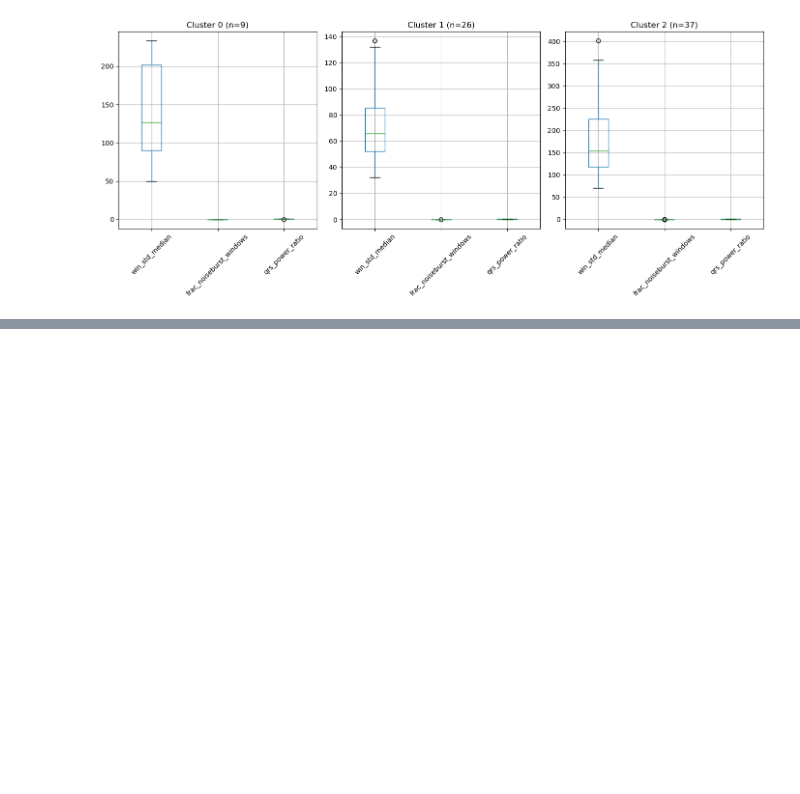
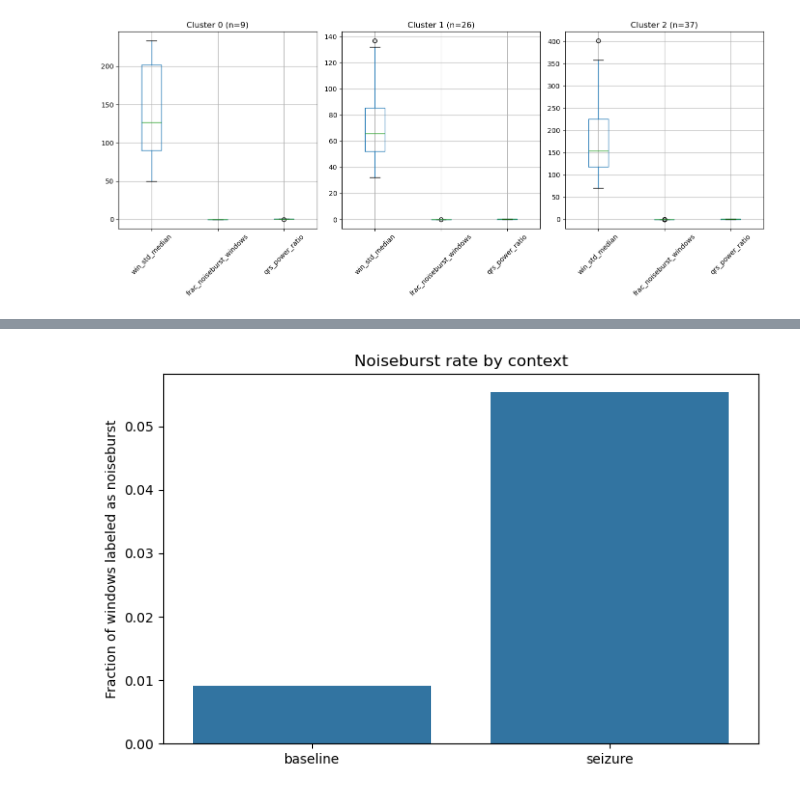
Before and after one commit to AU668208/Epilepsy_MasterThesis, a Jupyter notebook: Study2_1.ipynb, the cells around one changed output, grey strips where cells are left out. Saved outputs shown, nothing was run; the diff lists cells and outputs as text; code cells hidden in the pictures; blank space fills up the shorter version.

```diff
--- a/Study2_1.ipynb
+++ b/Study2_1.ipynb
@@ -508,0 +786,11 @@ plt.show()
+# %%
+plt.figure(figsize=(8,5))
+sns.barplot(
+    x=["baseline","seizure"],
+    y=df_win.groupby("context")["is_noiseburst"].mean().values
+)
+plt.title("Noiseburst rate by context")
+plt.ylabel("Fraction of windows labeled as noiseburst")
+plt.show()
+# %% [output]
+[figure, added]
```
Also changed, not shown: parts of 7 cells of this notebook, 1 other file.
